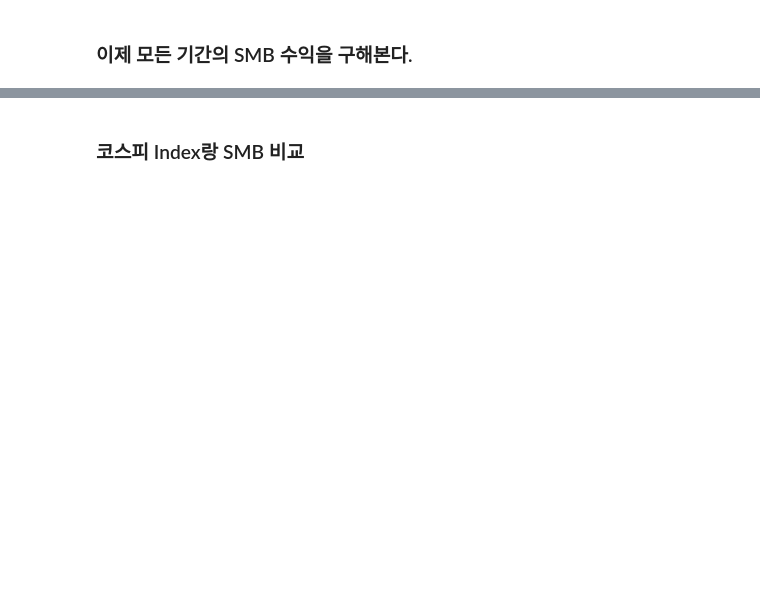
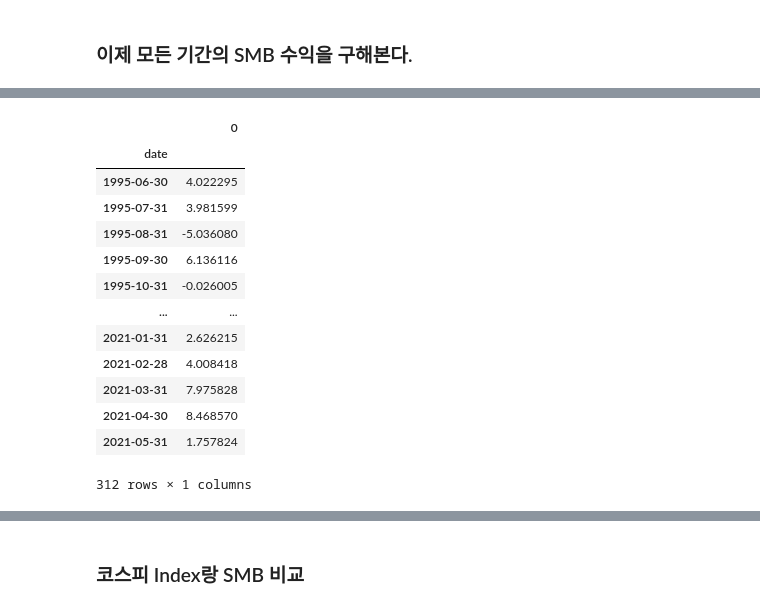
Before and after one commit to Hertz-and-Alpha/machine-learning-for-trading-korea-stock, a Jupyter notebook: data/create_fama_french_kospi.ipynb, the cells around one changed output, grey strips where cells are left out. Drawn from its saved outputs; the diff is of its cells as text; code cells hidden in the pictures; blank space fills up the shorter version.

```diff
--- a/data/create_fama_french_kospi.ipynb
+++ b/data/create_fama_french_kospi.ipynb
@@ -396 +659,29 @@ SMB.sort_index(inplace=True)
+# %%
+kospi = (price_data[['adj_close']]
+                             .unstack('ticker')
+                             .resample('M')
+                             .last()
+                             .pct_change()
+                             .mean(axis=1)
+                             .dropna()
+                             .mul(100)
+                             .to_frame()
+                            )
+# %%
+kospi
+# %% [output]
+|  | 0 |
+| date |  |
+| 1995-06-30 | 4.022295 |
+| 1995-07-31 | 3.981599 |
+| 1995-08-31 | -5.036080 |
+| 1995-09-30 | 6.136116 |
+| 1995-10-31 | -0.026005 |
+| ... | ... |
+| 2021-01-31 | 2.626215 |
+| 2021-02-28 | 4.008418 |
+| 2021-03-31 | 7.975828 |
+| 2021-04-30 | 8.468570 |
+| 2021-05-31 | 1.757824 |
+312 rows × 1 columns
 # %%
```
Also changed, not shown: parts of 61 cells of this notebook.
